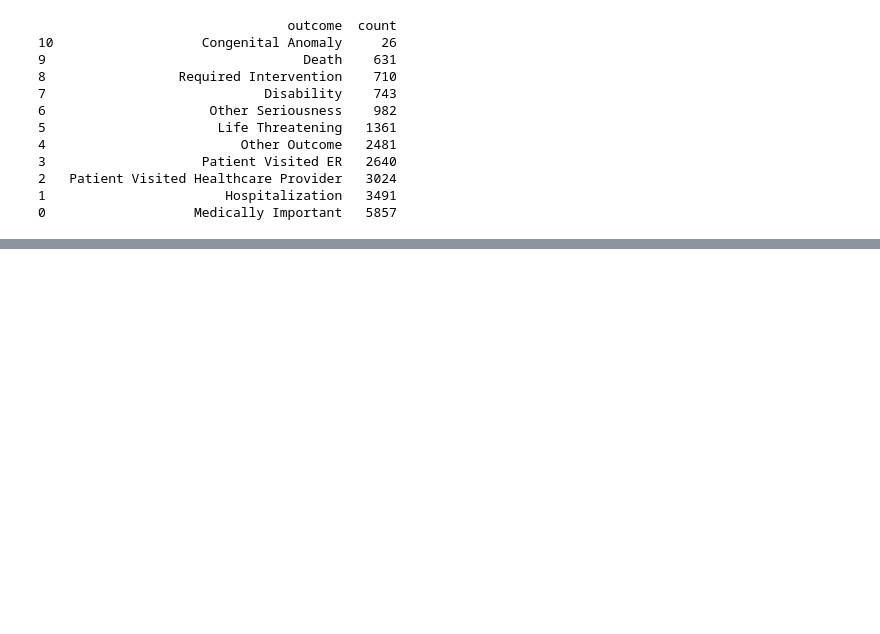
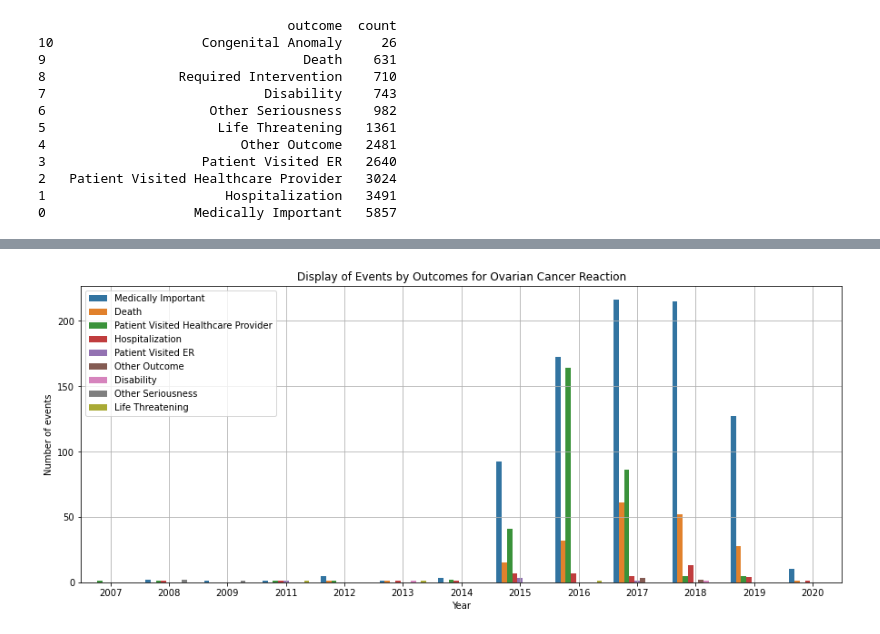
Before and after one commit to rooplaxmidesai/FDA_food, a Jupyter notebook: Week_08-Project-FDA_Adverse_Food_Events.ipynb, the cells around one changed output, grey strips where cells are left out. Saved outputs shown, nothing was run; the diff lists cells and outputs as text; code cells hidden in the pictures; blank space fills up the shorter version.

```diff
--- a/FDA_Food_Events_Project.ipynb
+++ b/Week_08-Project-FDA_Adverse_Food_Events.ipynb
@@ -1362,0 +1482,5 @@ print(df_report_male_outcomes.sort_values(by=['count']))
+# %%
+ov_cancer_url = "https://api.fda.gov/food/event.json?search=reactions:'ovarian+cancer'&limit=1000"
+ov_cancer_event_data = requests.get(ov_cancer_url).json()
+
+ov_cancer_dfDict = get_eventdata_fromAPI(ov_cancer_event_data)
@@ -1362,0 +1511,30 @@ print(df_report_male_outcomes.sort_values(by=['count']))
+# %%
+food_event_report_df = ov_cancer_dfDict["report_df"]
+
+#Convert the string date_created and date_started to datetime format
+food_event_report_df["date_created"] = pd.to_datetime(food_event_report_df["date_created"])
+food_event_report_df["date_started"] = pd.to_datetime(food_event_report_df["date_started"])
+
+#Get only the year part of created  date
+food_event_report_df['year_created'] = food_event_report_df['date_created'].dt.year
+
+#convert consumer_age from string to numeric
+food_event_report_df["consumer_age"]= pd.to_numeric(food_event_report_df["consumer_age"])
+# %%
+#Get the dataframe ready for plot - "Display of Events by Outcomes for Ovarian Cancer Reaction"
+#merge year df with outcomes df
+inner_merge_reportno_df = pd.merge(food_event_report_df,ov_cancer_dfDict["outcome_df"], on="report_number",how='left')
+# %%
+#plot - Display of Events by Outcomes for Ovarian Cancer Reaction
+fig,ax = plt.subplots()
+fig.set_size_inches([15,6])
+ax = sns.countplot(x =inner_merge_reportno_df.year_created,data = inner_merge_reportno_df,
+                   ax=ax,hue=inner_merge_reportno_df.outcome)
+ax.set_title("Display of Events by Outcomes for Ovarian Cancer Reaction")
+ax.set_ylabel("Number of events")
+ax.set_xlabel("Year")
+ax.legend(loc='upper left')
+ax.grid(True)
+plt.savefig('OverianCancer_events_display.png',bbox_inches = 'tight')
+# %% [output]
+[figure, added]
```
Also changed, not shown: parts of 52 cells of this notebook, 4 other files.
